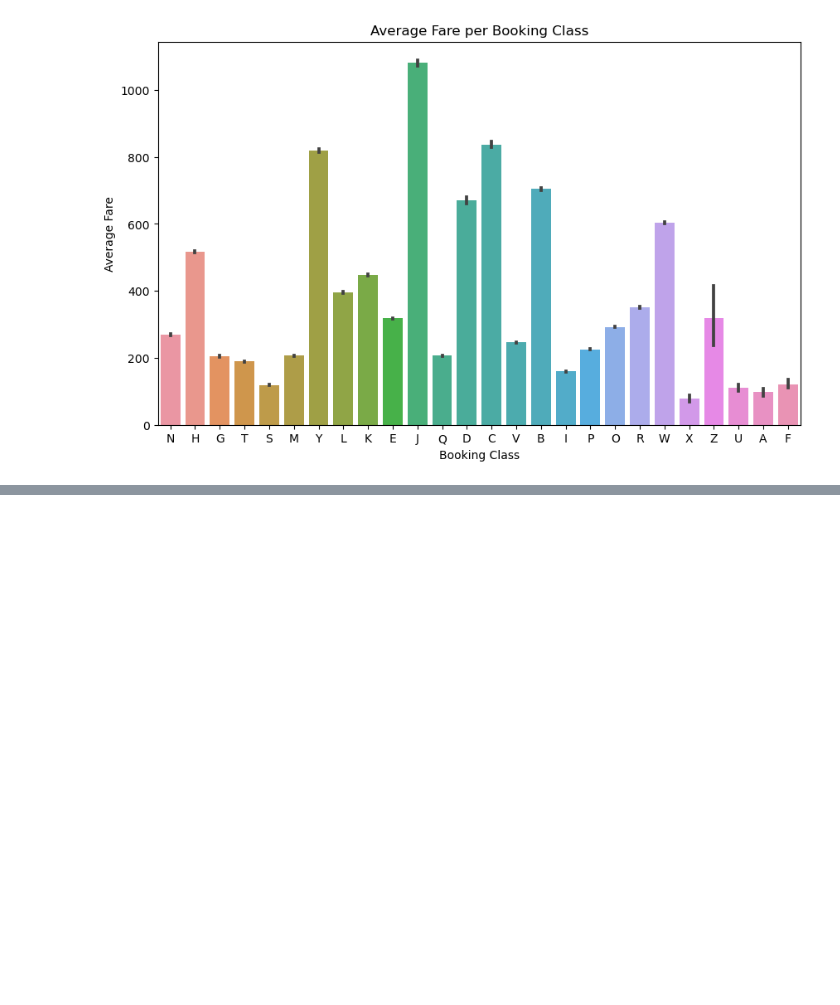
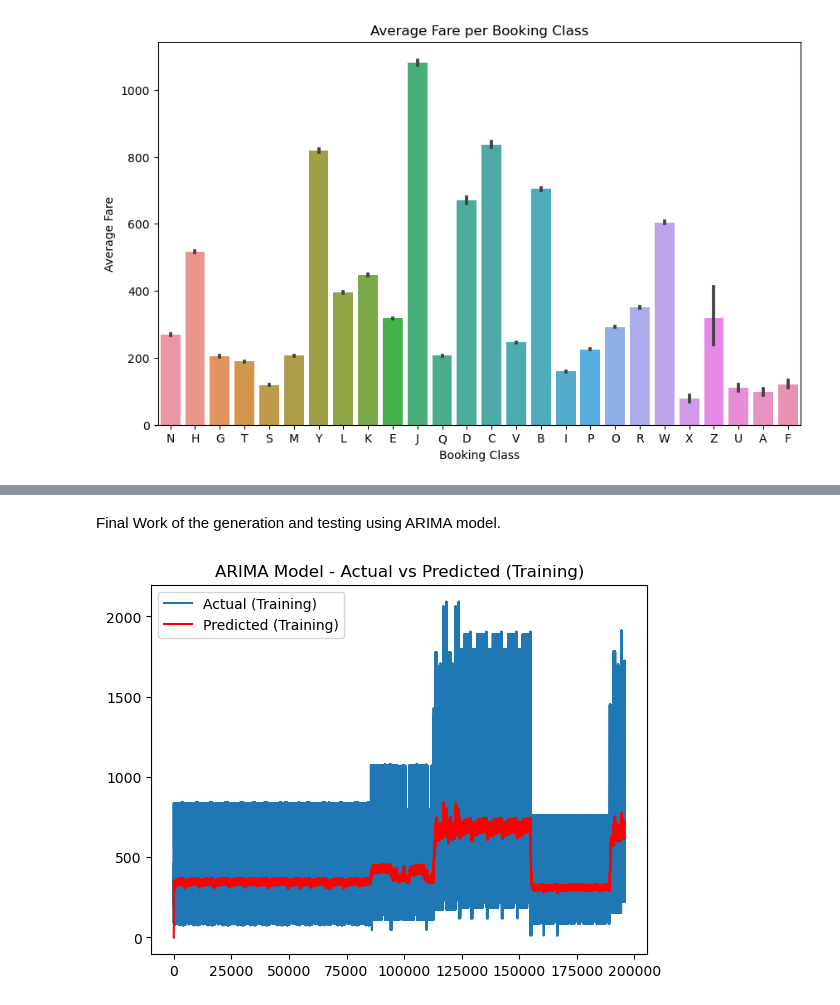
Before and after one commit to FaizalJnu/APRM, a Jupyter notebook: Faiz_ntbk.ipynb, the cells around one changed output, grey strips where cells are left out. Cells and saved outputs as stored; diff of their text form; code cells hidden in the pictures; blank space fills up the shorter version.

```diff
--- a/Faiz_ntbk.ipynb
+++ b/Faiz_ntbk.ipynb
@@ -225,0 +492,24 @@ Feature: Class RDay Res Hold Total RDay: 309, Importance: 0.0
+# %% [markdown]
+Final Work of the generation and testing using ARIMA model.
+# %%
+import statsmodels.api as sm
+
+# Fit ARIMA model
+p=1
+q=10
+d=1
+order = (p, d, q)  # Replace with appropriate order values
+model = sm.tsa.ARIMA(y_train, order=order)
+fit_model = model.fit()
+
+# Make predictions on the training set for illustration
+predictions_train = fit_model.predict()
+
+# Plot actual vs predicted values
+plt.plot(y_train, label='Actual (Training)')
+plt.plot(predictions_train, label='Predicted (Training)', color='red')
+plt.title('ARIMA Model - Actual vs Predicted (Training)')
+plt.legend()
+plt.show()
+# %% [output]
+[figure, added]
```
Also changed, not shown: parts of 11 cells of this notebook.
